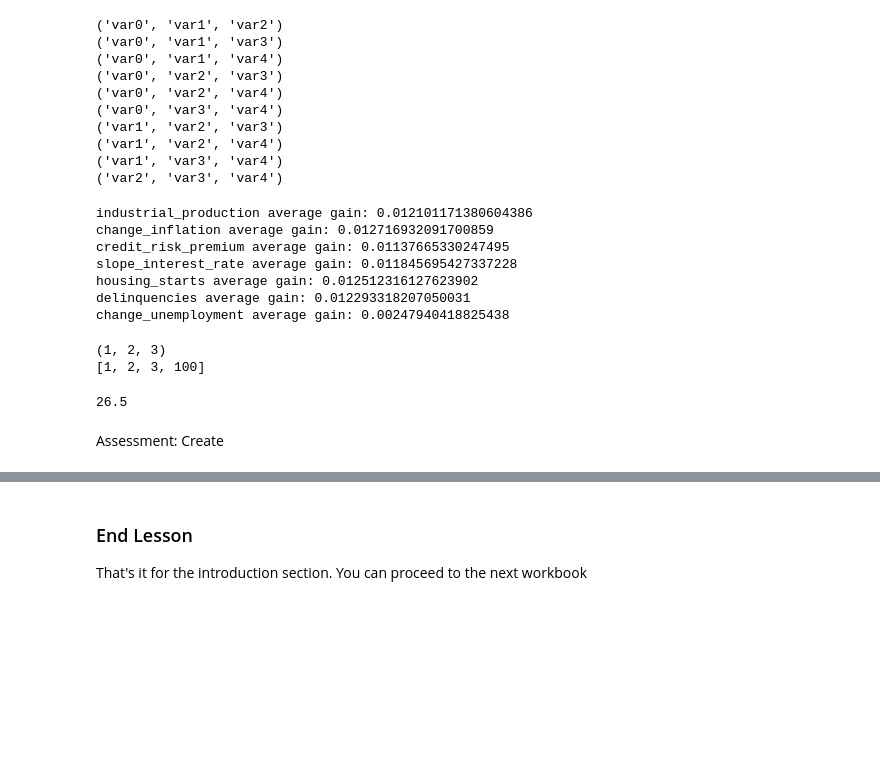
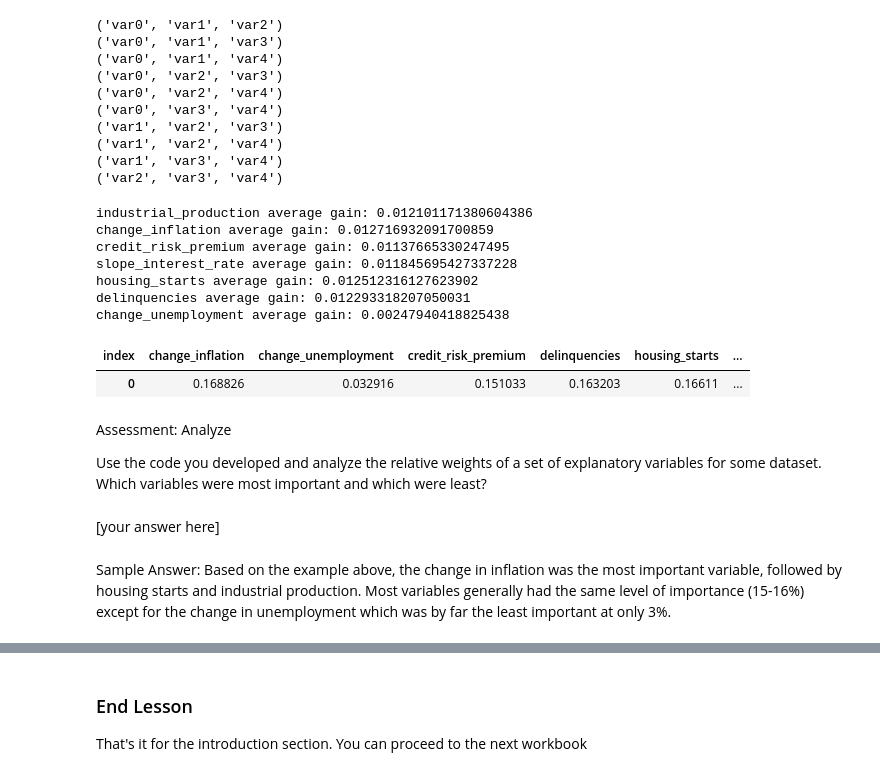
Before and after one commit to jbortfeld/Market-Timing-Model, a Jupyter notebook: Notebooks/4. Variable Selection.ipynb, the cells around one changed output, grey strips where cells are left out. Cells and saved outputs as stored; diff of their text form; code cells hidden in the pictures; blank space fills up the shorter version.

```diff
--- a/Notebooks/4. Variable Selection.ipynb
+++ b/Notebooks/4. Variable Selection.ipynb
@@ -523,5 +539,9 @@ for c in combinations:
 # %%
-# TODO
+#######################################
+# SAMPLE
+# DO NOT MAKE ANY CHANGES IN THIS CELL
+#######################################
+
 
 
 data = training_data.copy()
@@ -533,10 +553,11 @@ all_possible_vars = ['industrial_production', 'change_inflation', 'credit_risk_p
 # initialize a dictionary to hold the performance gains for each variable
 performance_gains = {var: [] for var in all_possible_vars}
 
-# try adding 1 variable
-for i in range(0, len(all_possible_vars)):
+# try adding 1 variable to the 'prior model'
+for i in range(0, len(all_possible_vars) + 1):
 
     # get all combination of i variables from the set of N possible variables
+    # this is the "prior model"
     combinations = itertools.combinations(all_possible_vars, i)
 
     # iterate through every "prior model"
@@ -554,44 +575,56 @@ for i in range(0, len(all_possible_vars)):
         # try adding a variable to the combination above
         for var in all_possible_vars:
 
             # first, check if the variable is already included in the "prior model"
             if not var in c:
 
                 # add the 'new variable' to the 'prior model'
                 vars_to_test = list(c)
                 vars_to_test.append(var)
 
                 # get the performance of the 'new model'
                 new_r_squared = UserDefinedFunctions.WLS_regression(data,
                    x_vars = vars_to_test,
                    rho = rho)['r_squared']
 
                 # calculate the gain between new and old models
                 gain = new_r_squared = prior_r_squared
 
                 performance_gains[var].append(gain)
 
+# see the average performance gain for each variable
 for var in all_possible_vars:
     print('{} average gain: {}'.format(var, np.mean(performance_gains[var])))
+
+# calculate the proportion of total performance gain attributable to each variable
+df = pd.DataFrame(performance_gains)
+df = df.mean().to_frame('average_gain')
+df['total_gain'] = df['average_gain'].sum()
+df['importance'] = df['average_gain'] / df['total_gain']
+df.sort_values(by = 'importance', inplace = True)
+
+# format data
+df = df[['importance']]
+df.reset_index(inplace = True)
+df = df.pivot_table(values="importance", columns='index')
+df['portfolio_date'] = data['portfolio_date'].max()
+df.reset_index(inplace = True, drop = True)
+df
 # %% [output]
 industrial_production average gain: 0.012101171380604386
 change_inflation average gain: 0.012716932091700859
 credit_risk_premium average gain: 0.01137665330247495
 slope_interest_rate average gain: 0.011845695427337228
 housing_starts average gain: 0.012512316127623902
 delinquencies average gain: 0.012293318207050031
 change_unemployment average gain: 0.00247940418825438
+| index | change_inflation | change_unemployment | credit_risk_premium | delinquencies | housing_starts | ... |
+| 0 | 0.168826 | 0.032916 | 0.151033 | 0.163203 | 0.16611 | ... |
-# %%
-temp1 = (1,2,3)
-temp2 = list(temp1)
-temp2.append(100)
-
-print(temp1)
-print(temp2)
-np.mean(temp2)
-# %% [output]
-(1, 2, 3)
-[1, 2, 3, 100]
-26.5
-# %% [markdown]
-<span class="label label-warning"> Assessment: Create </span>
+# %% [markdown]
+<span class="label label-warning"> Assessment: Analyze </span>
+
+Use the code you developed and analyze the relative weights of a set of explanatory variables for some dataset. Which variables were most important and which were least?
+# %% [markdown]
+[your answer here]
+# %% [markdown]
+Sample Answer: Based on the example above, the change in inflation was the most important variable, followed by housing starts and industrial production. Most variables generally had the same level of importance (15-16%) except for the change in unemployment which was by far the least important at only 3%.
```
Also changed, not shown: parts of 10 cells of this notebook.
